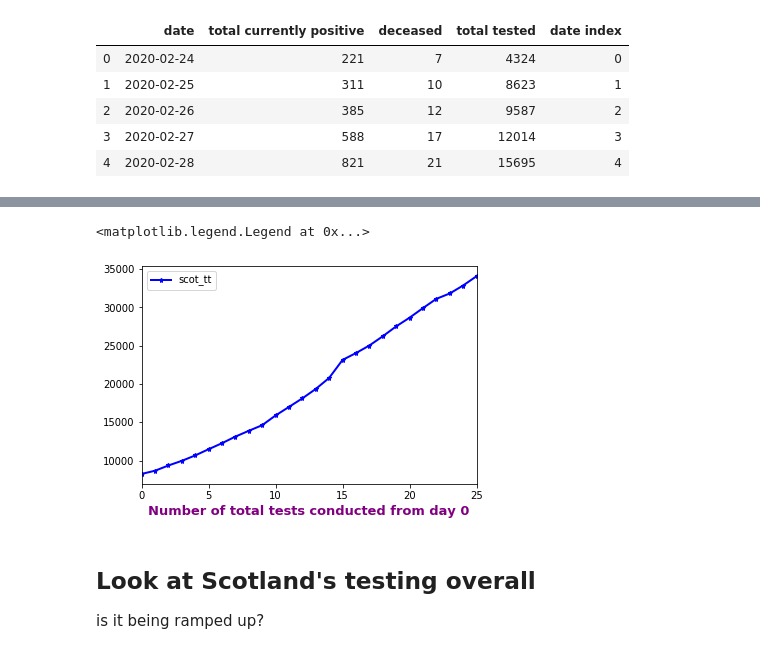
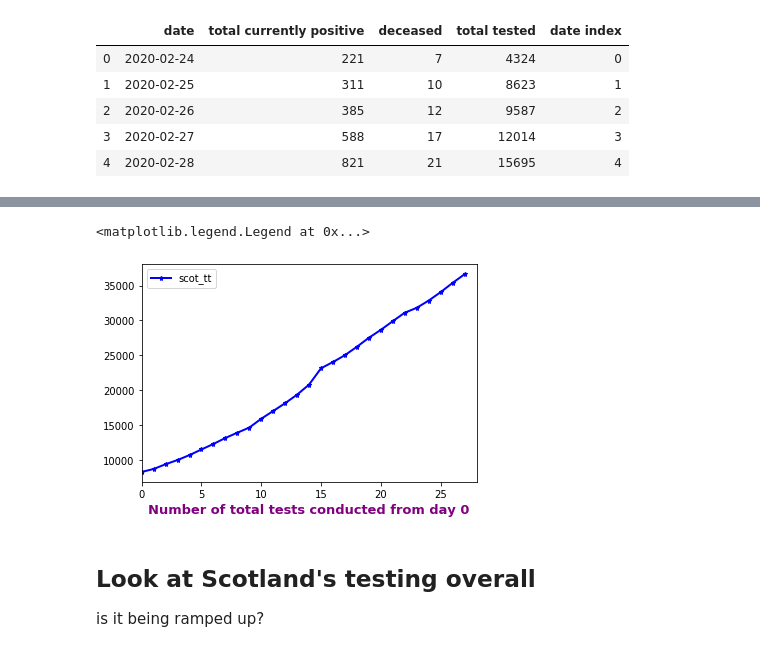
Before and after one commit to watty62/Scot_covid19, a Jupyter notebook: compare countries.ipynb, the cells around one changed output, grey strips where cells are left out. Cells and saved outputs as stored; diff of their text form; code cells hidden in the pictures.

```diff
--- a/compare countries.ipynb
+++ b/compare countries.ipynb
@@ -185,14 +185,14 @@ plt.legend()
 # %%
 #plot our Total number of Tests administered for Scotland and Italy
 
 plt.plot( 'date index', 'scot_tt', data=df_merged, marker='*', markerfacecolor='blue', markersize=5, color='blue', linewidth=2)
 #plt.plot( 'date index', 'italy_tt', data=df_merged, marker='*', markerfacecolor='red', markersize=5, color='red', linewidth=2)
-plt.xlim(0,25)
+plt.xlim(0,28)
 plt.xlabel('Number of total tests conducted from day 0', fontweight='bold', color = 'Purple', fontsize='13', horizontalalignment='center')
 plt.legend()
 # %% [output]
 <matplotlib.legend.Legend at 0x...>
-[figure, old version]
+[figure, new version]
 # %% [markdown]
 ## Look at Scotland's testing overall
 is it being ramped up?
```
Also changed, not shown: parts of 14 cells of this notebook, 1 other file.
